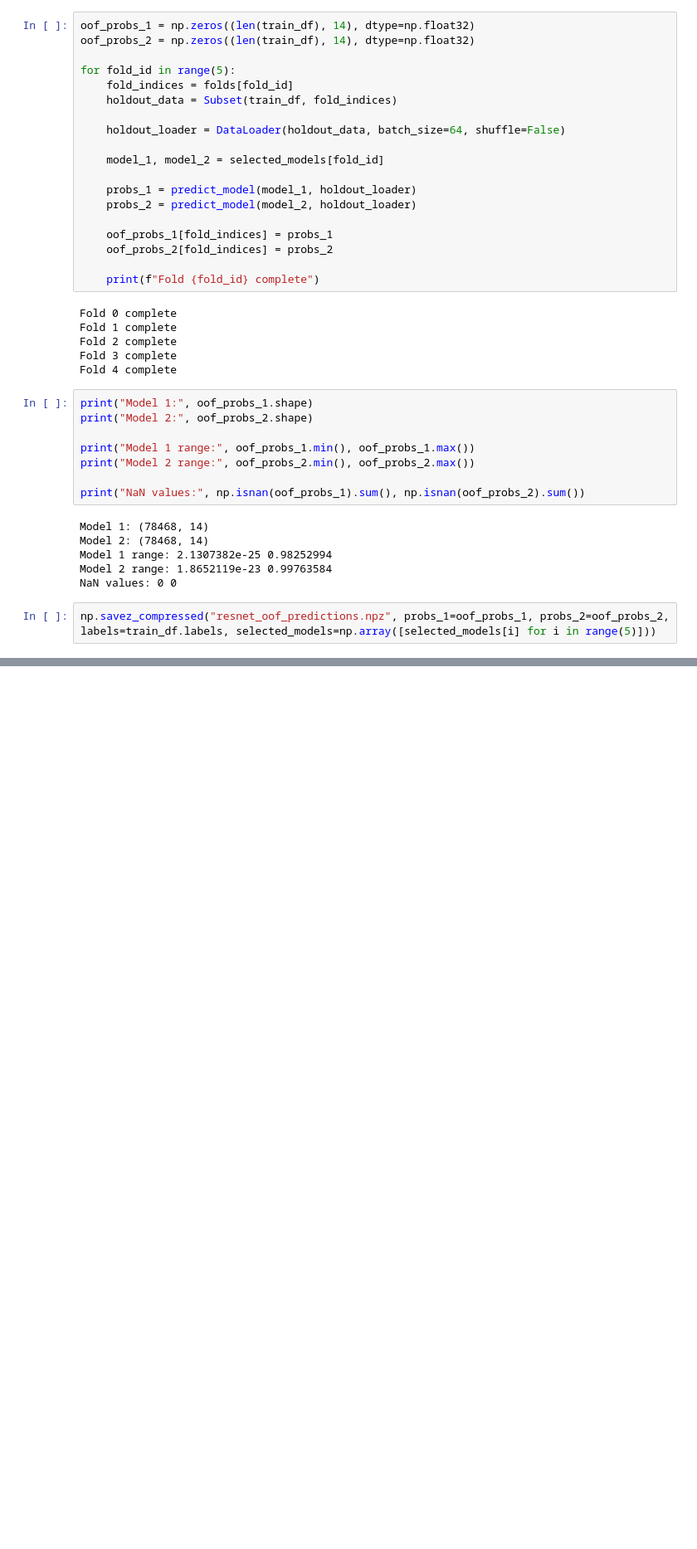
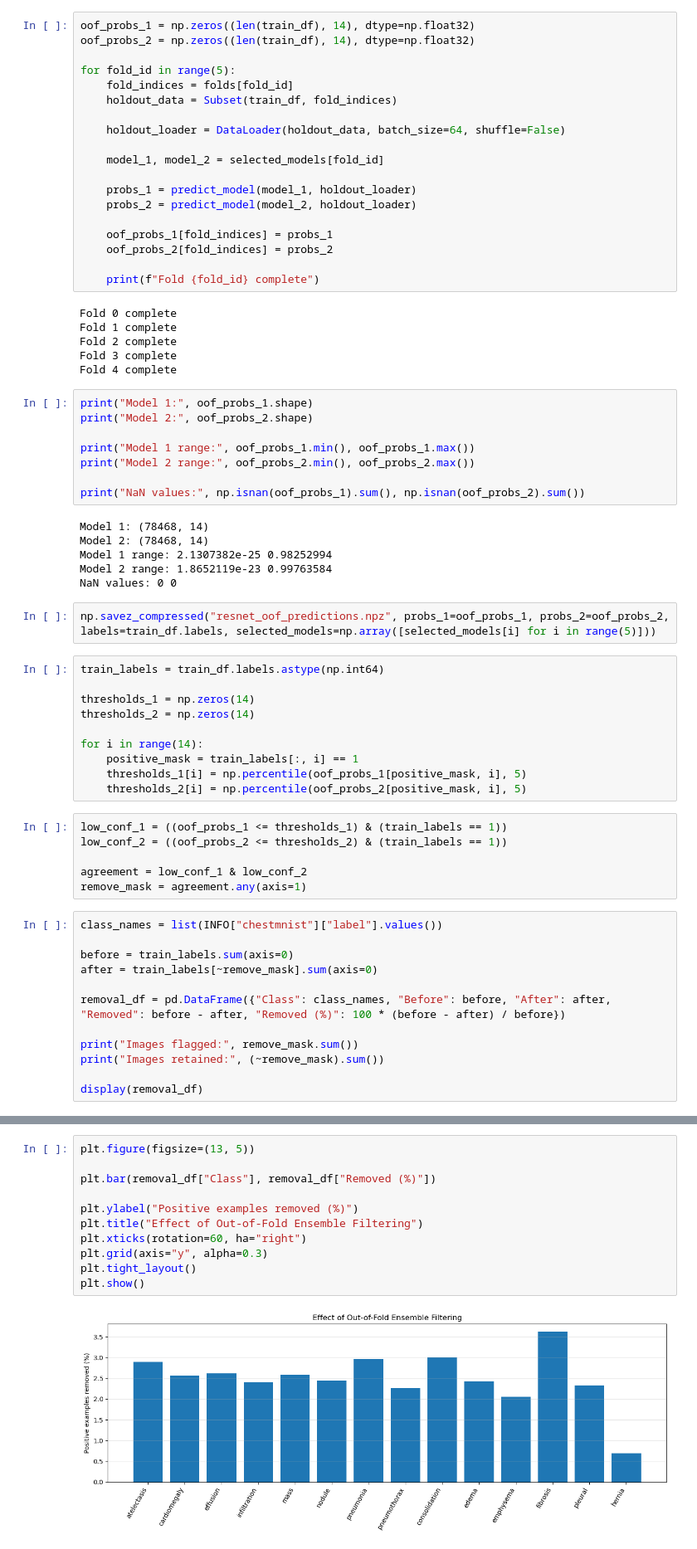
Before and after one commit to HawkWeldon/ML, a Jupyter notebook: Project_Blue/reject.ipynb, the cells around one changed output, grey strips where cells are left out. Shown at 83% size. Saved outputs shown, nothing was run; the diff lists cells and outputs as text; blank space fills up the shorter version.

```diff
--- a/Project_Blue/reject.ipynb
+++ b/Project_Blue/reject.ipynb
@@ -265,3 +265,31 @@ Model 2 range: 1.8652119e-23 0.99763584
 NaN values: 0 0
 # %%
 np.savez_compressed("resnet_oof_predictions.npz", probs_1=oof_probs_1, probs_2=oof_probs_2, labels=train_df.labels, selected_models=np.array([selected_models[i] for i in range(5)]))
+# %%
+train_labels = train_df.labels.astype(np.int64)
+
+thresholds_1 = np.zeros(14)
+thresholds_2 = np.zeros(14)
+
+for i in range(14):
+    positive_mask = train_labels[:, i] == 1
+    thresholds_1[i] = np.percentile(oof_probs_1[positive_mask, i], 5)
+    thresholds_2[i] = np.percentile(oof_probs_2[positive_mask, i], 5)
+# %%
+low_conf_1 = ((oof_probs_1 <= thresholds_1) & (train_labels == 1))
+low_conf_2 = ((oof_probs_2 <= thresholds_2) & (train_labels == 1))
+
+agreement = low_conf_1 & low_conf_2
+remove_mask = agreement.any(axis=1)
+# %%
+class_names = list(INFO["chestmnist"]["label"].values())
+
+before = train_labels.sum(axis=0)
+after = train_labels[~remove_mask].sum(axis=0)
+
+removal_df = pd.DataFrame({"Class": class_names, "Before": before, "After": after, "Removed": before - after, "Removed (%)": 100 * (before - after) / before})
+
+print("Images flagged:", remove_mask.sum())
+print("Images retained:", (~remove_mask).sum())
+
+display(removal_df)
@@ -267,0 +314,13 @@ np.savez_compressed("resnet_oof_predictions.npz", probs_1=oof_probs_1, probs_2=o
+# %%
+plt.figure(figsize=(13, 5))
+
+plt.bar(removal_df["Class"], removal_df["Removed (%)"])
+
+plt.ylabel("Positive examples removed (%)")
+plt.title("Effect of Out-of-Fold Ensemble Filtering")
+plt.xticks(rotation=60, ha="right")
+plt.grid(axis="y", alpha=0.3)
+plt.tight_layout()
+plt.show()
+# %% [output]
+[figure, added]
```
Also changed, not shown: parts of 11 cells of this notebook, 1 other file.
